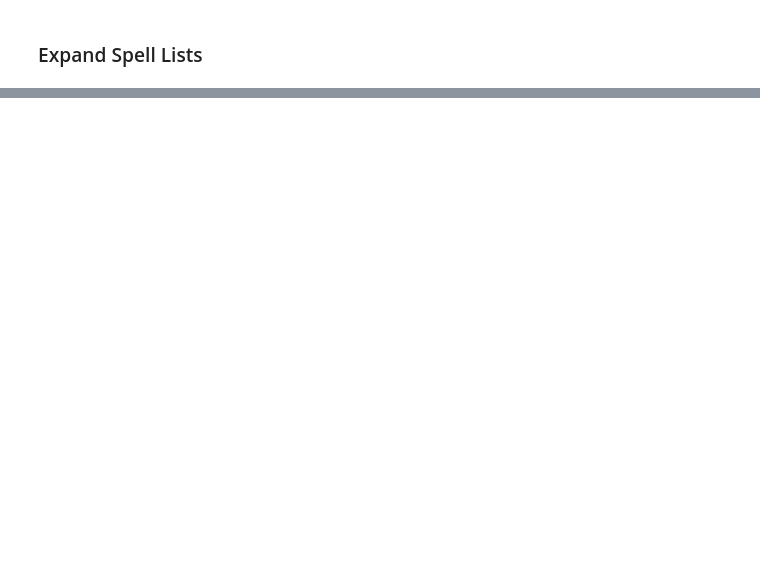
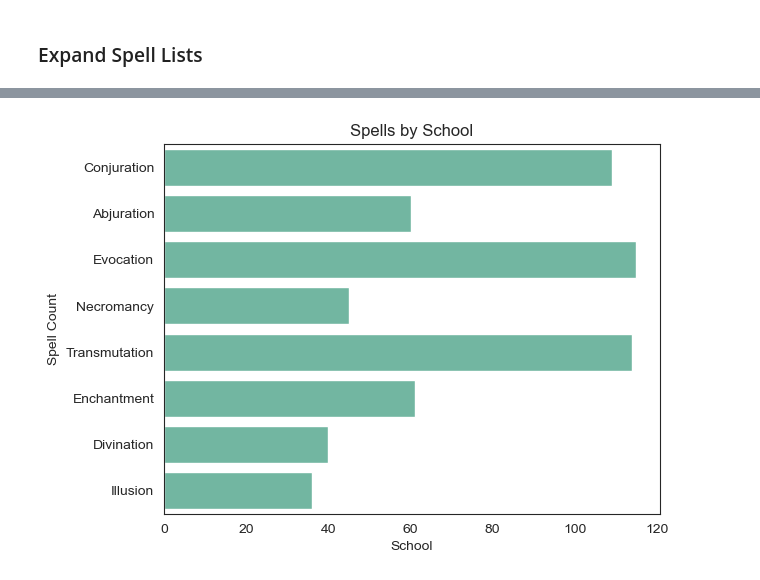
Before and after one commit to HeribertoNieves/5eML, a Jupyter notebook: EDA/5e spells EDA.ipynb, the cells around one changed output, grey strips where cells are left out. Cells and saved outputs as stored; diff of their text form; code cells hidden in the pictures; blank space fills up the shorter version.

```diff
--- a/EDA/5e spells EDA.ipynb
+++ b/EDA/5e spells EDA.ipynb
@@ -27,0 +84,4 @@ pd.read_csv(spell_sheet)
+# %%
+spell_df['school'] = spell_df['school'].str.capitalize()
+schools = spell_df['school'].unique()
+print(f'There are {len(schools)} schools of magic. These are:\n{list(schools)}')
@@ -27,0 +123,4 @@ pd.read_csv(spell_sheet)
+# %%
+df_counts = spell_df.groupby('school').size().reset_index(name='School Count')
+# %%
+df_merged = pd.merge(spell_df, df_counts, on='school')
@@ -27,0 +143,8 @@ pd.read_csv(spell_sheet)
+# %%
+sns.barplot(y='school', x='School Count', data=df_merged, orient = 'h')
+plt.title('Spells by School')
+plt.ylabel('Spell Count')
+plt.xlabel('School')
+plt.show()
+# %% [output]
+[figure, added]
```
Also changed, not shown: parts of 16 cells of this notebook.
